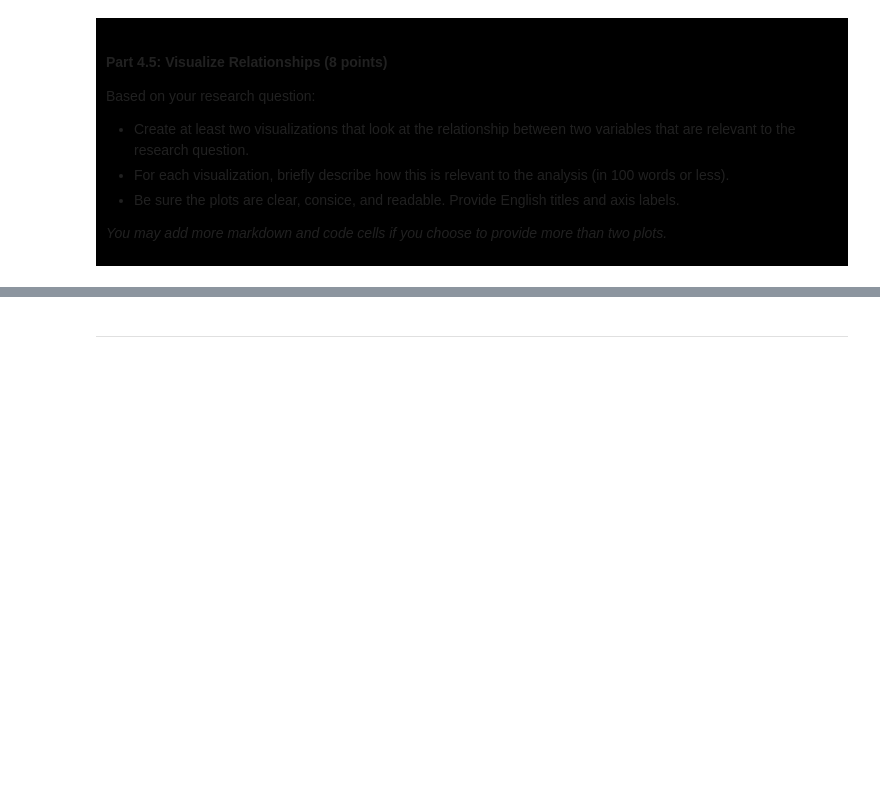
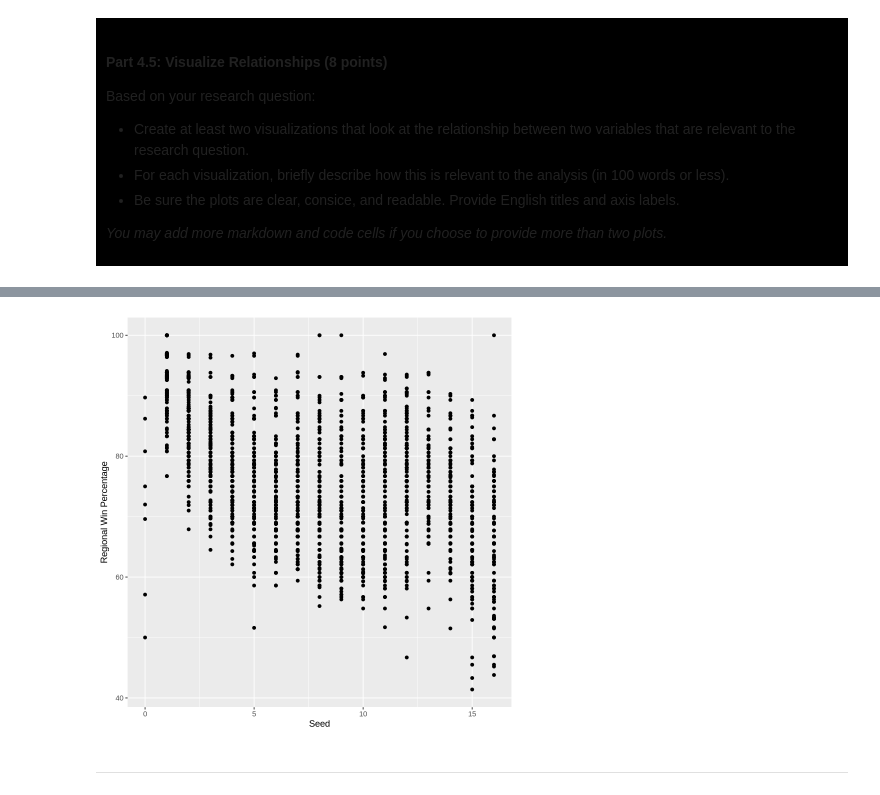
Before and after one commit to AgentDurp/dsci-100-project-christopher-orban, a Jupyter notebook: dsci-100-project-notebook.ipynb, the cells around one changed output, grey strips where cells are left out. Drawn from its saved outputs; the diff is of its cells as text; code cells hidden in the pictures; blank space fills up the shorter version.

```diff
--- a/dsci-100-project-notebook.ipynb
+++ b/dsci-100-project-notebook.ipynb
@@ -377,5 +378,11 @@ Visualization 2: %%% EDIT THIS MARKDOWN CELL%%%
 # %%
-### EDIT THIS CODE CELL FOR VISUALIZATION 2###
+seed_vs_win_pct<-clean_data|>
+    ggplot(aes(x=seed,y=reg_wins_pct))+
+    geom_point()+
+    labs(x="Seed",y="Regional Win Percentage")
+seed_vs_win_pct
+# %% [output]
+[figure, added]
 # %% [markdown]
 ------
 # %% [markdown]
```
Also changed, not shown: parts of 8 cells of this notebook.
